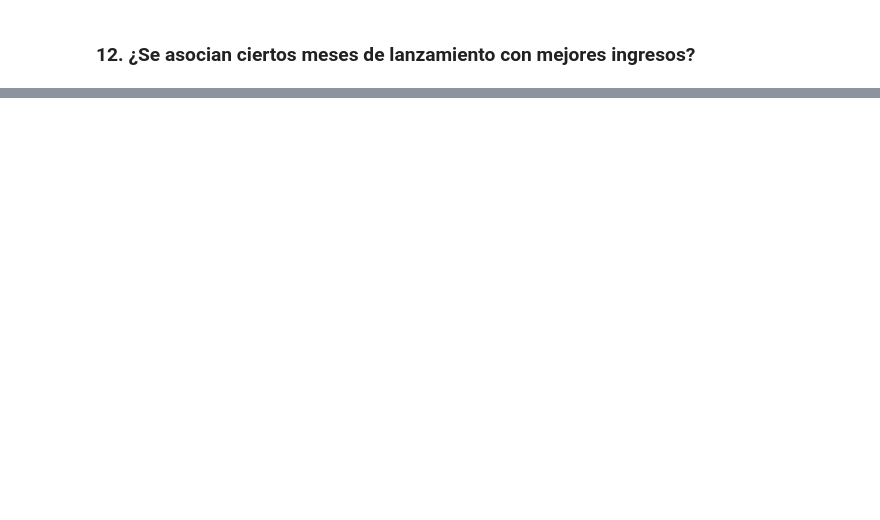
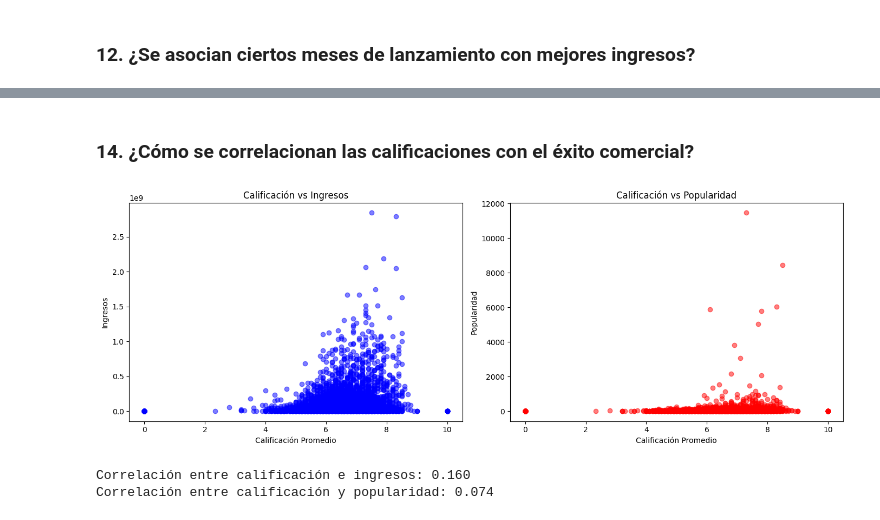
Before and after one commit to Vann06/Mineria_Datos, a Jupyter notebook: Preguntas_Clave/PC_9_16.ipynb, the cells around one changed output, grey strips where cells are left out. Cells and saved outputs as stored; diff of their text form; code cells hidden in the pictures; blank space fills up the shorter version.

```diff
--- a/Preguntas_Clave/PC_9_16.ipynb
+++ b/Preguntas_Clave/PC_9_16.ipynb
@@ -169,0 +272,34 @@ df12 = df12[df12['revenue'] > 0]
+# %% [markdown]
+### 14. ¿Cómo se correlacionan las calificaciones con el éxito comercial?
+# %%
+df14 = df[['voteAvg', 'revenue', 'popularity']].copy()
+df14 = df14.dropna()
+df14 = df14[df14['revenue'] > 0]
+
+fig, axes = plt.subplots(1, 2, figsize=(14, 5))
+
+# Calificación vs Ingresos
+axes[0].scatter(df14['voteAvg'], df14['revenue'], alpha=0.5, color='blue')
+axes[0].set_title('Calificación vs Ingresos')
+axes[0].set_xlabel('Calificación Promedio')
+axes[0].set_ylabel('Ingresos')
+
+# Calificación vs Popularidad
+axes[1].scatter(df14['voteAvg'], df14['popularity'], alpha=0.5, color='red')
+axes[1].set_title('Calificación vs Popularidad')
+axes[1].set_xlabel('Calificación Promedio')
+axes[1].set_ylabel('Popularidad')
+
+plt.tight_layout()
+plt.show()
+
+# Calcular correlación
+correlacion_calif_ingresos = df14['voteAvg'].corr(df14['revenue'])
+correlacion_calif_popularidad = df14['voteAvg'].corr(df14['popularity'])
+
+print(f"Correlación entre calificación e ingresos: {correlacion_calif_ingresos:.3f}")
+print(f"Correlación entre calificación y popularidad: {correlacion_calif_popularidad:.3f}")
+# %% [output]
+[figure, added]
+Correlación entre calificación e ingresos: 0.160
+Correlación entre calificación y popularidad: 0.074
```
Also changed, not shown: parts of 14 cells of this notebook.
